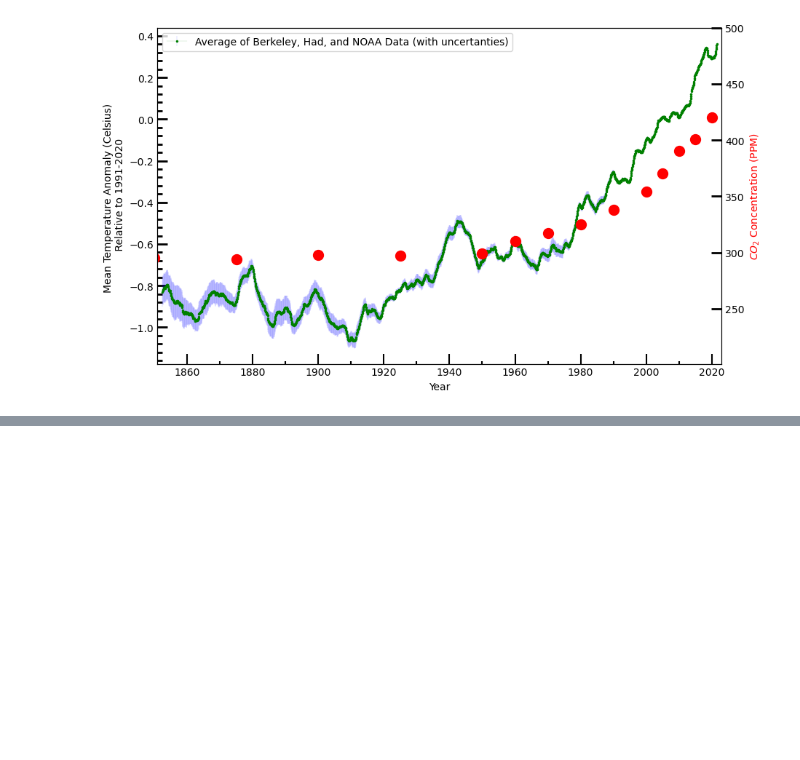
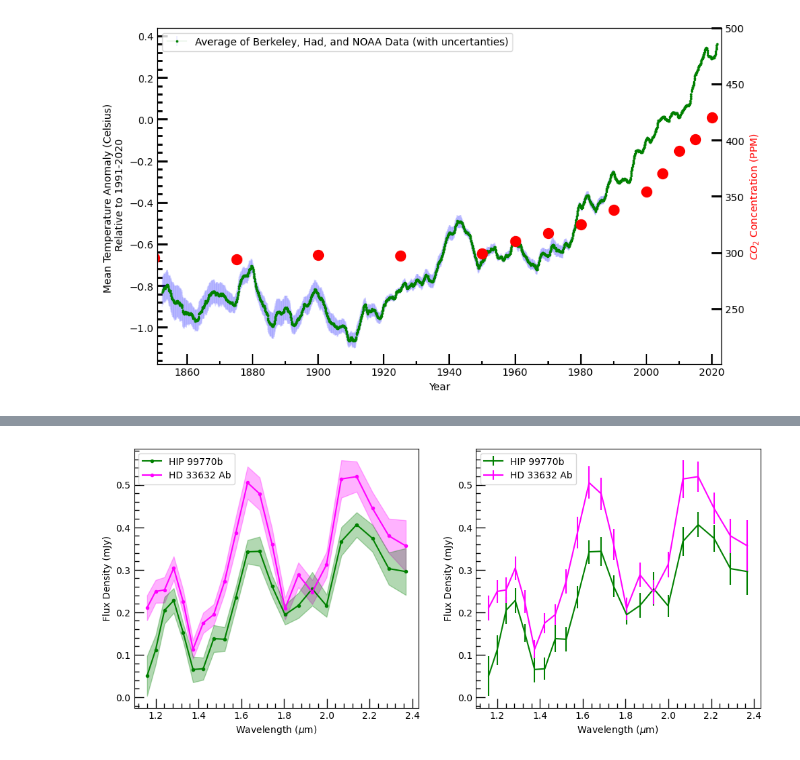
Before and after one commit to astroseandillon/Python-for-data-analysis, a Jupyter notebook: Dillon_Sean_HW_W12.ipynb, the cells around one changed output, grey strips where cells are left out. Saved outputs shown, nothing was run; the diff lists cells and outputs as text; code cells hidden in the pictures; blank space fills up the shorter version.

```diff
--- a/Dillon_Sean_HW_W12.ipynb
+++ b/Dillon_Sean_HW_W12.ipynb
@@ -280,3 +280,91 @@ Panel 2
 The resulting figure should look as follows:
 
 ![](./prob5_rev.png)
+# %%
+import numpy as np
+import matplotlib.pyplot as plt
+from matplotlib import ticker, rcParams
+from matplotlib.ticker import MultipleLocator,AutoMinorLocator
+rcParams['figure.figsize']=[12,5]
+
+
+
+
+
+hip_wvl, hip_flux_den, hip_flux_unc, hip_snr = np.loadtxt('hip99770b_spec_with_errors.txt', unpack=True)
+
+hd_wvl, hd_flux_den, hd_flux_unc, hd_snr = np.loadtxt('hd33632ab_spec_with_errors.txt',unpack=True)
+
+# def normalization(f_tot_model, model_flux_val, iso_flux_val):
+#     return f_tot_model*iso_flux_val/model_flux_val
+
+# def norm(data1, data2, norm_point):
+#     #data1 is scaled by data2 at a normalization point, in this case the mean
+#     return data1 * norm_point / data2
+
+# def norm2(data, mean, data2):
+#     newdat = []
+#     for i in range(len(data)):
+#         newdat.append((data[i] - mean)/data2[i])
+#     return newdat
+
+'''
+I couldn't figure out how to do the scaling part. I leave these lines commented as to show that i did
+'''
+
+# hd_flux_scld = norm2(hd_flux_den, np.mean(hip_flux_den), hip_flux_den)
+
+# print(np.mean(hd_flux_scld))
+# print('')
+# print(np.mean(hip_flux_den))
+# print('')
+# print(np.mean(hd_flux_den))
+fig,axes = plt.subplots(1,2)
+
+axes[0].plot(hip_wvl, hip_flux_den, label='HIP 99770b',
+            color='green', ls='-', marker='.')
+axes[0].plot(hd_wvl, hd_flux_den, label='HD 33632 Ab',
+            color='magenta', ls='-', marker='.')
+axes[0].fill_between(hd_wvl, hd_flux_den+hd_flux_unc, hd_flux_den-hd_flux_unc,
+                     color='magenta', alpha=0.3)
+axes[0].fill_between(hip_wvl, hip_flux_den+hip_flux_unc, hip_flux_den-hip_flux_unc,
+                     color='green', alpha=0.3)
+
+
+
+
+axes[0].set_xlabel(r'Wavelength ($\mu$m)')
+axes[0].set_ylabel('Flux Density (mJy)')
+axes[0].tick_params(which='both',axis='y',direction='in', width=1)
+axes[0].tick_params(which='major',axis='y',length=10)
+axes[0].tick_params(which='minor',axis='y',length=5)
+axes[0].tick_params(which='major',axis='x', direction='in', length=10, width=1)
+axes[0].tick_params(which='minor',axis='x', direction='in', length=5, width=1)
+axes[0].yaxis.set_minor_locator(AutoMinorLocator(5))
+axes[0].xaxis.set_minor_locator(AutoMinorLocator(5))
+
+
+
+
+
+
+axes[1].errorbar(hip_wvl, hip_flux_den, yerr=hip_flux_unc, label='HIP 99770b',
+                color='green', )
+axes[1].errorbar(hd_wvl, hd_flux_den, yerr=hd_flux_unc, label='HD 33632 Ab',
+                color='magenta')
+# axes[1].plot(hd_wvl, hd_flux_scld, label='test')
+axes[1].set_xlabel(r'Wavelength ($\mu$m)')
+axes[1].set_ylabel('Flux Density (mJy)')
+axes[1].tick_params(which='both',axis='y',direction='in', width=1)
+axes[1].tick_params(which='major',axis='y',length=10)
+axes[1].tick_params(which='minor',axis='y',length=5)
+axes[1].tick_params(which='major',axis='x', direction='in', length=10, width=1)
+axes[1].tick_params(which='minor',axis='x', direction='in', length=5, width=1)
+axes[1].yaxis.set_minor_locator(AutoMinorLocator(5))
+axes[1].xaxis.set_minor_locator(AutoMinorLocator(5))
+
+
+
+axes[1].legend(loc='upper left')
+axes[0].legend(loc='upper left')
+# %% [output]
@@ -282,0 +372 @@ The resulting figure should look as follows:
+[figure, added]
```
Also changed, not shown: parts of 1 cell of this notebook.
